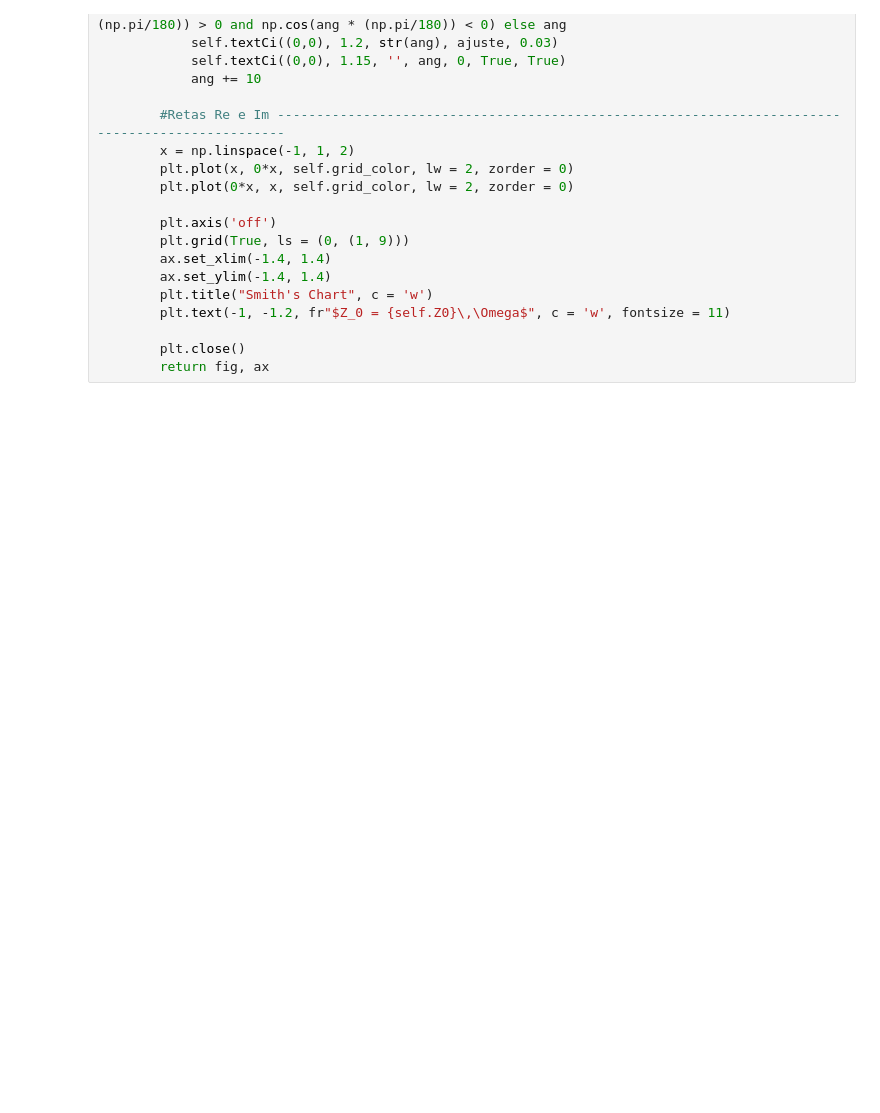
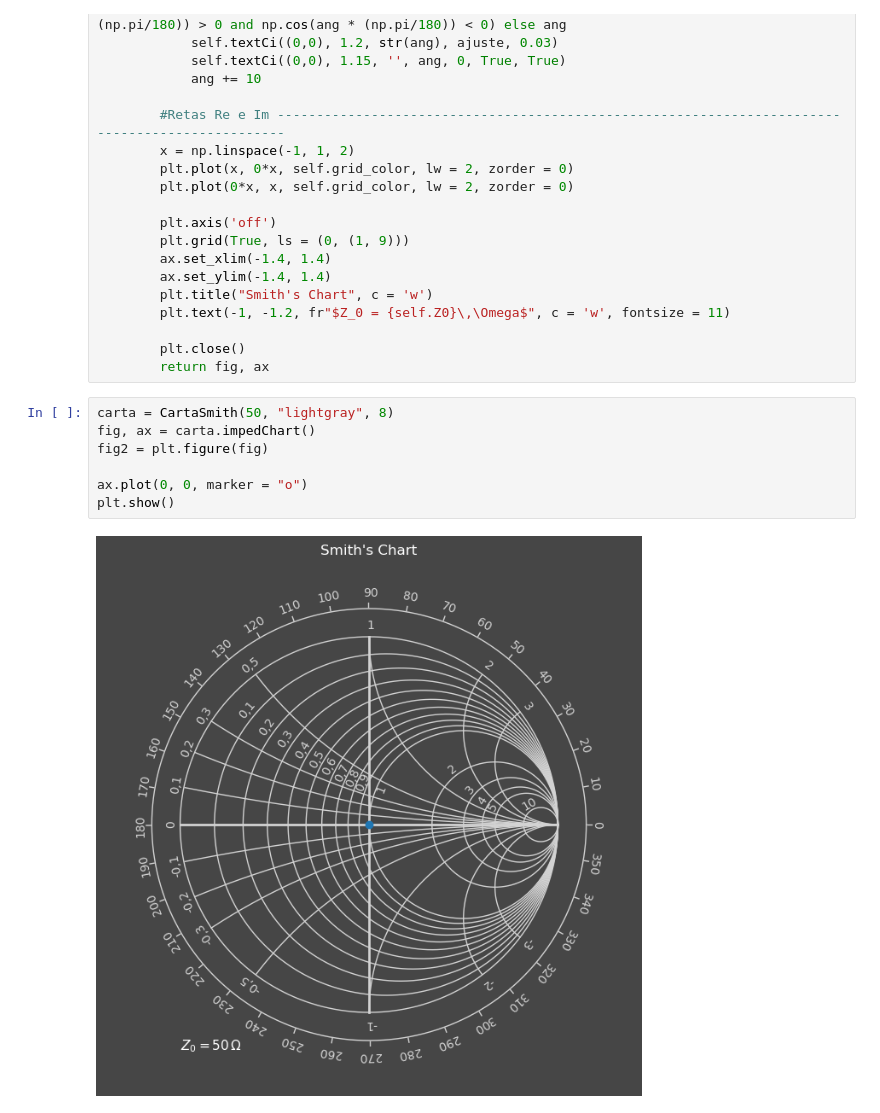
Before and after one commit to 3di004/CartaSmith, a Jupyter notebook: testes.ipynb, the cells around one changed output. Saved outputs shown, nothing was run; the diff lists cells and outputs as text; blank space fills up the shorter version.

```diff
--- a/testes.ipynb
+++ b/testes.ipynb
@@ -121,3 +121,12 @@ class CartaSmith():
 
         plt.close()
         return fig, ax
+# %%
+carta = CartaSmith(50, "lightgray", 8)
+fig, ax = carta.impedChart()
+fig2 = plt.figure(fig)
+
+ax.plot(0, 0, marker = "o")
+plt.show()
+# %% [output]
+[figure, added]
```
Also changed, not shown: 1 other file.
